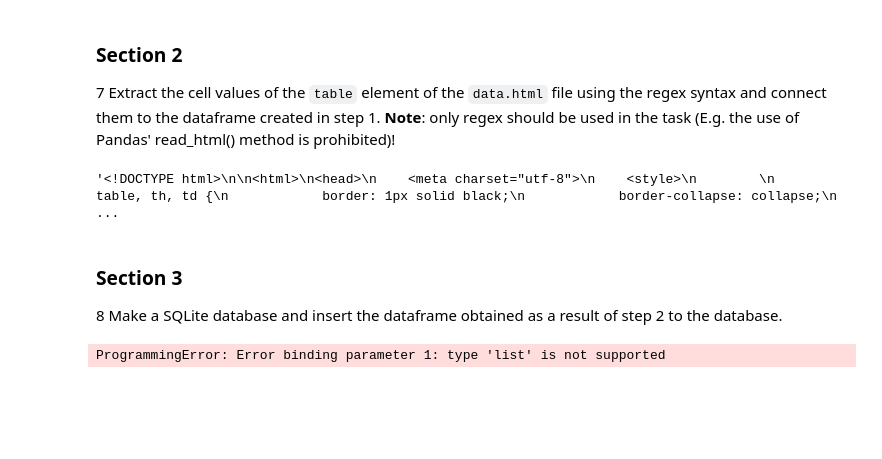
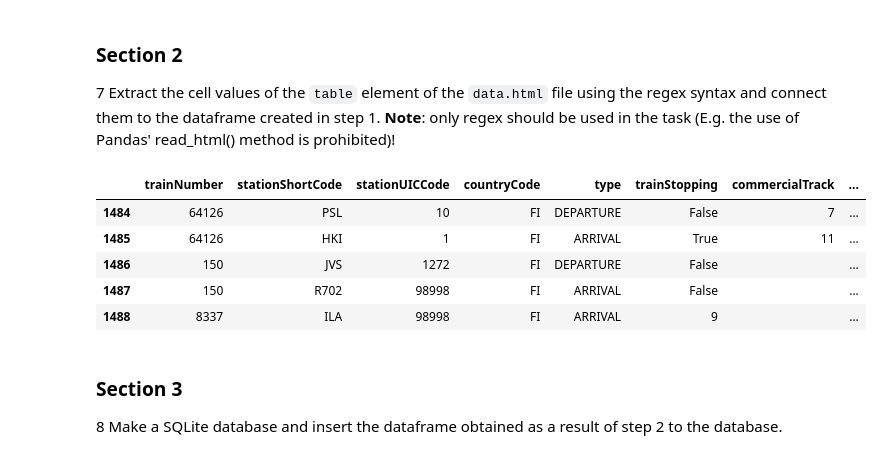
Before and after one commit to aamnah/ttc8030-data-preprocessing, a Jupyter notebook: exercises/Exercise_7_Final.ipynb, the cells around one changed output. Cells and saved outputs as stored; diff of their text form; code cells hidden in the pictures; blank space fills up the shorter version.

```diff
--- a/exercises/Exercise_7_Final.ipynb
+++ b/exercises/Exercise_7_Final.ipynb
@@ -129,23 +136,45 @@ df.head()
-# %%
-import re
-tr_pattern = r"<tr[^>]*>(.*?)<\/tr>" # table rows, ignore attributes
-th_pattern = r"<th>(.*?)<\/th>" # dataframe columns
-td_pattern = r"<td>(.*?)<\/td>" # dataframe rows
-
-with open("./data.html") as file:
-    html_data = file.read()
-
-columns = re.findall(th_pattern, html_data)
-
-# rows =
-# table_data = []
-
-# table_df = pd.DataFrame
-
-# columns
-html_data
-# %% [output]
-'<!DOCTYPE html>\n\n<html>\n<head>\n    <meta charset="utf-8">\n    <style>\n        \n        table, th, td {\n            border: 1px solid black;\n            border-collapse: collapse;\n           ...
+# %%
+import re
+
+with open("../exercises/data.html") as file:
+    html_data = file.read()
+    # remove all white space, line breaks and tabs
+    html_data = html_data.replace(' ', '').replace('\n', '').replace('\t', '')
+
+# tr_pattern = r"<tr[^>]*>(.*?)<\/tr>" # table rows, ignore attributes
+th_pattern = r"<th>(.*?)<\/th>" # dataframe columns
+td_pattern = r"<td>(.*?)<\/td>" # dataframe rows
+
+header = re.findall(th_pattern, html_data)
+cells = re.findall(td_pattern, html_data)
+
+# there are 10 columns
+# split the list containing cell values at every 10 steps
+# so we have one list as one row
+cell_rows = [] # list of lists, each nested list represents values for one row
+chunk_size = len(header)
+
+for i in range(0, len(cells), chunk_size):
+    cell_rows.append(cells[i:i + chunk_size])
+
+data = []  # list of dicts [{}, {},{}]
+for row in cell_rows:
+    entry = {} # 3 rows = 3 entries
+    for index, vals in enumerate(row):
+        entry[header[index]]  = row[index]
+    data.append(entry)
+
+new_df = pd.json_normalize(data)
+
+df = pd.concat([df, new_df]).reset_index(drop=True)
+df.tail()
+# %% [output]
+|  | trainNumber | stationShortCode | stationUICCode | countryCode | type | trainStopping | commercialTrack | ... |
+| 1484 | 64126 | PSL | 10 | FI | DEPARTURE | False | 7 | ... |
+| 1485 | 64126 | HKI | 1 | FI | ARRIVAL | True | 11 | ... |
+| 1486 | 150 | JVS | 1272 | FI | DEPARTURE | False |  | ... |
+| 1487 | 150 | R702 | 98998 | FI | ARRIVAL | False |  | ... |
+| 1488 | 8337 | ILA | 98998 | FI | ARRIVAL | 9 |  | ... |
 # %% [markdown]
 ### Section 3
 
@@ -156,10 +185,14 @@ import sqlite3
 # Create a database connection
 db_connection = sqlite3.connect('final.db')
 
+# convert all values to str
+# get rid of error: ProgrammingError: Error binding parameter 11: type 'dict' is not supported
+df = df.applymap(str)
+
 # Save dataframe to database
 df.to_sql(name='live_trains', con=db_connection, if_exists='fail', index=False)
 
 # Close the connect
+# Close the connect
+db_connection.commit()
 db_connection.close()
-# %% [output]
-ProgrammingError: Error binding parameter 1: type 'list' is not supported
```
Also changed, not shown: parts of 5 cells of this notebook, 2 other files.
